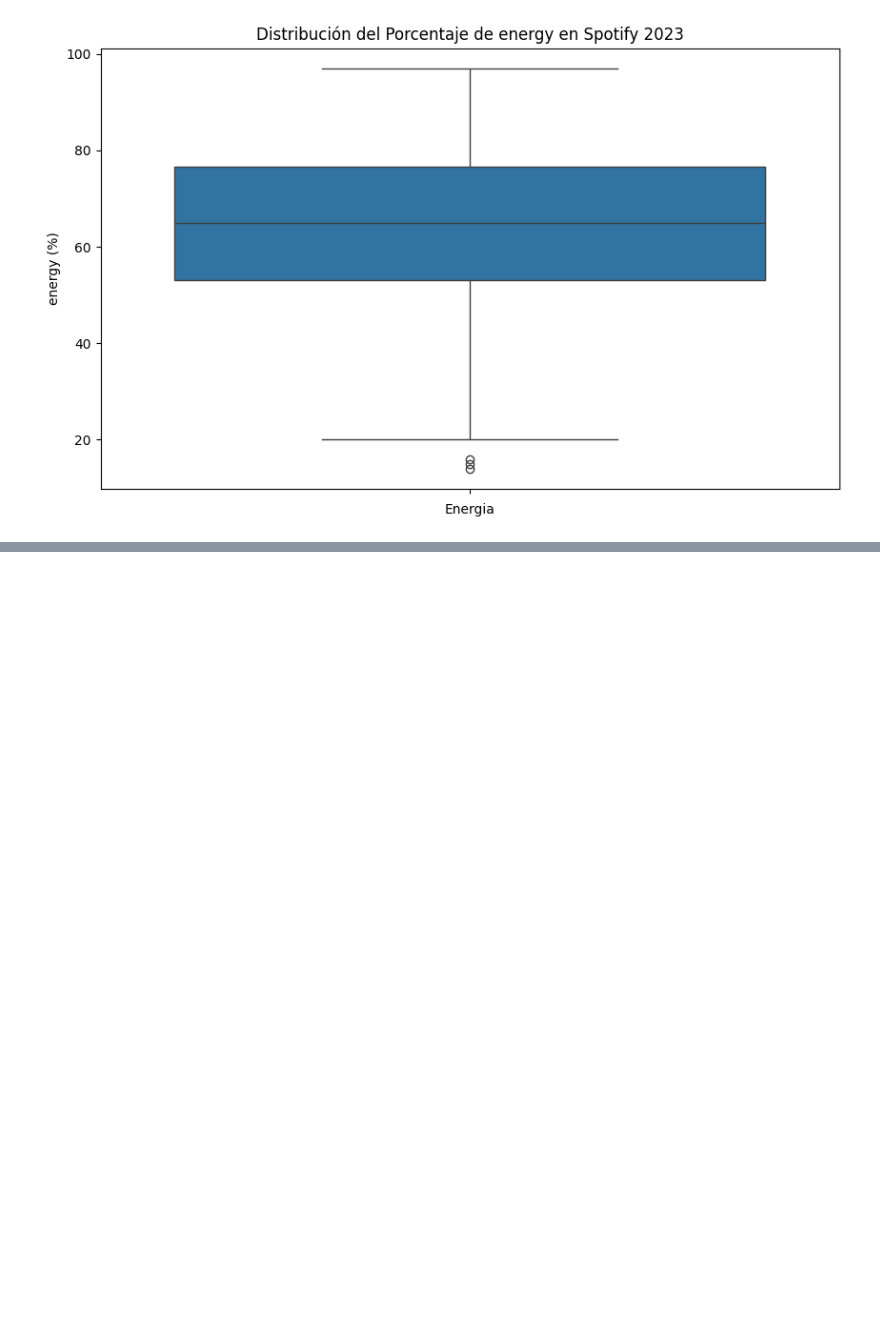
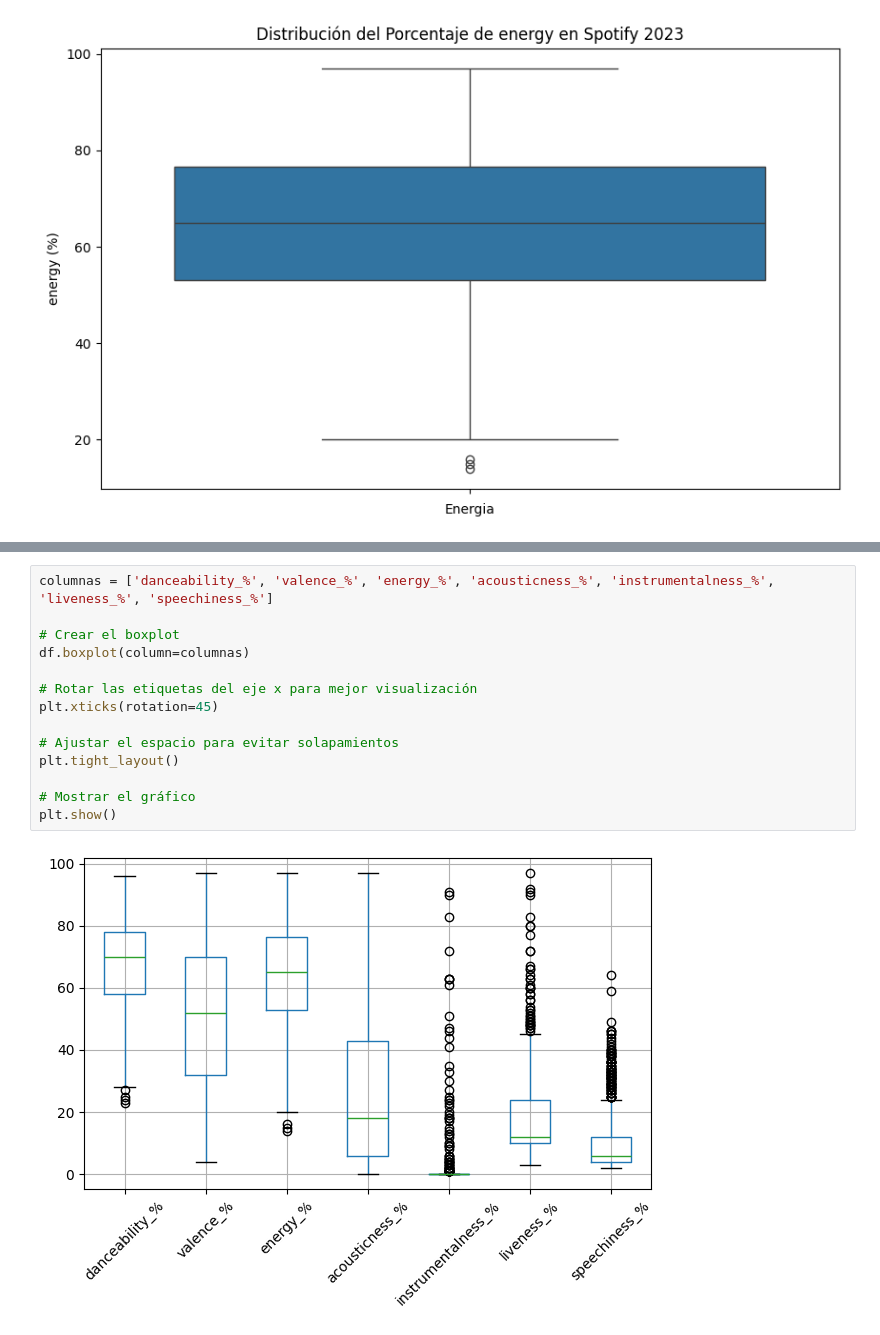
Before and after one commit to hugofmr/estadistica_edem, a Jupyter notebook: trabajo/andres.ipynb, the cells around one changed output, grey strips where cells are left out. Cells and saved outputs as stored; diff of their text form; blank space fills up the shorter version.

```diff
--- a/trabajo/andres.ipynb
+++ b/trabajo/andres.ipynb
@@ -268,0 +291,16 @@ plt.show()
+# %%
+columnas = ['danceability_%', 'valence_%', 'energy_%', 'acousticness_%', 'instrumentalness_%', 'liveness_%', 'speechiness_%']
+
+# Crear el boxplot
+df.boxplot(column=columnas)
+
+# Rotar las etiquetas del eje x para mejor visualización
+plt.xticks(rotation=45)
+
+# Ajustar el espacio para evitar solapamientos
+plt.tight_layout()
+
+# Mostrar el gráfico
+plt.show()
+# %% [output]
+[figure, added]
```
Also changed, not shown: parts of 7 cells of this notebook.
